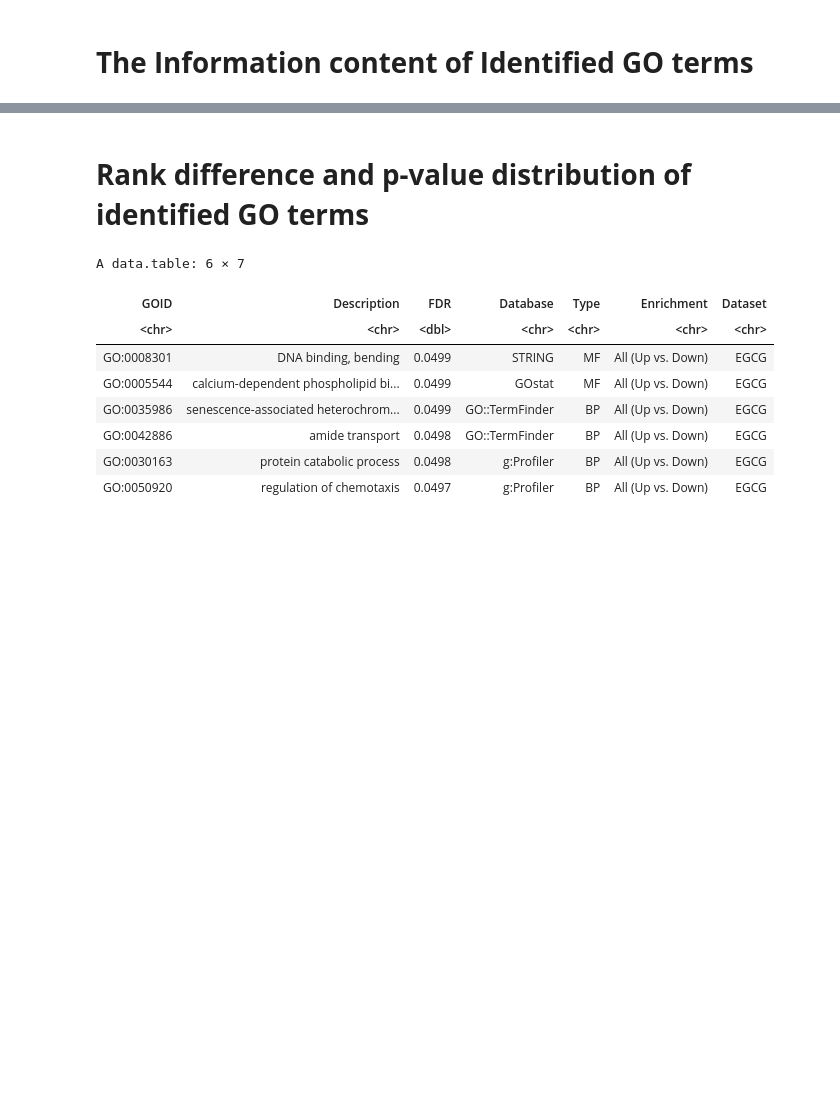
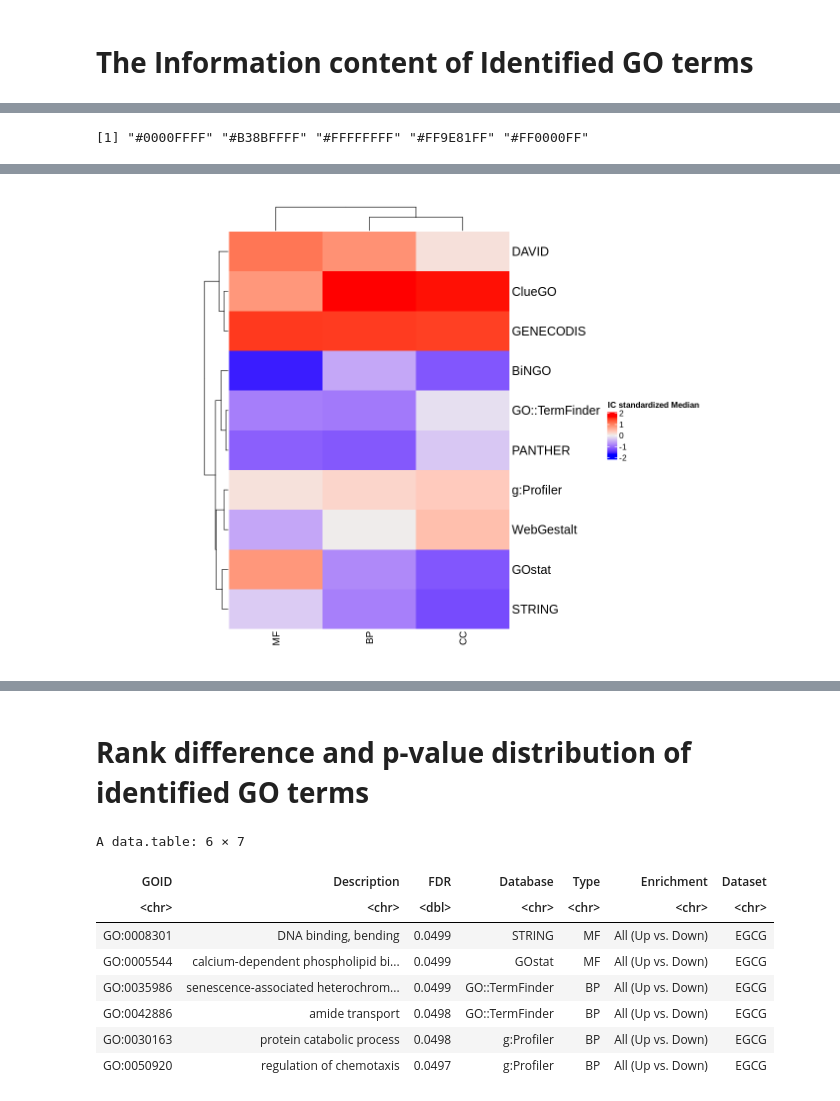
Before and after one commit to kittisaktaoma/GO-tools-comparsion, a Jupyter notebook: GO_tools_Comparison.ipynb, the cells around one changed output, grey strips where cells are left out. Cells and saved outputs as stored; diff of their text form; code cells hidden in the pictures; blank space fills up the shorter version.

```diff
--- a/GO_tools_Comparison.ipynb
+++ b/GO_tools_Comparison.ipynb
@@ -975,0 +1082,32 @@ merge_Caffeine <- merge_02 %>% filter(.,Condition == "Significant") %>%
+# %%
+#EGCG
+col_fun = colorRamp2(c(-2, 0, 2), c("blue", "white", "red"))
+col_fun(seq(-2, 2))
+
+y <- reshape(merge_EGCG[,-3],idvar = c("Database"),timevar = "Type",direction = "wide")
+names(y) <- c("database",
+              "Biological Process",
+              "Cellular Component",
+              "Molecular Function")
+z <- y[,-1]
+rownames(z) <- y[,1]
+z$BP <- scale(z$`Biological Process`)
+z$MF <- scale(z$`Molecular Function`)
+z$CC <- scale(z$`Cellular Component`)
+
+heat <- z[,-c(1:3)]
+
+row_dend = hclust(dist(heat),method = "complete") # row clustering
+col_dend = hclust(dist(t(heat)),method = "complete") # column clustering
+
+row.names(heat) <- factor(row.names(heat), levels=c("PANTHER","g:Profiler","GO::TermFinder",
+                                                    "BiNGO","GOstat","STRING","ClueGO",
+                                                    "GENECODIS","DAVID","WebGestalt"))
+
+Heatmap(heat, name = "IC standardized Median",
+        row_names_gp = gpar(fontsize = 15),
+        cluster_columns = col_dend,
+        cluster_rows = row_dend,
+        width = unit(12, "cm"), height = unit(17, "cm"))
+# %% [output]
+[1] "#0000FFFF" "#B38BFFFF" "#FFFFFFFF" "#FF9E81FF" "#FF0000FF"
@@ -976 +1116,2 @@ merge_Caffeine <- merge_02 %>% filter(.,Condition == "Significant") %>%
+[figure, added]
 # %%
```
Also changed, not shown: parts of 25 cells of this notebook.
